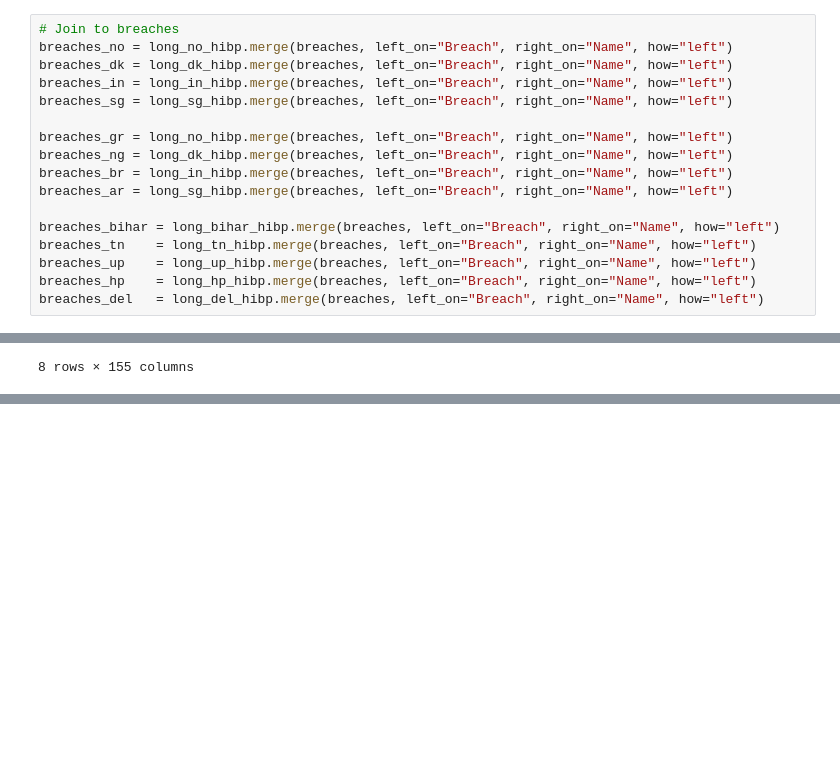
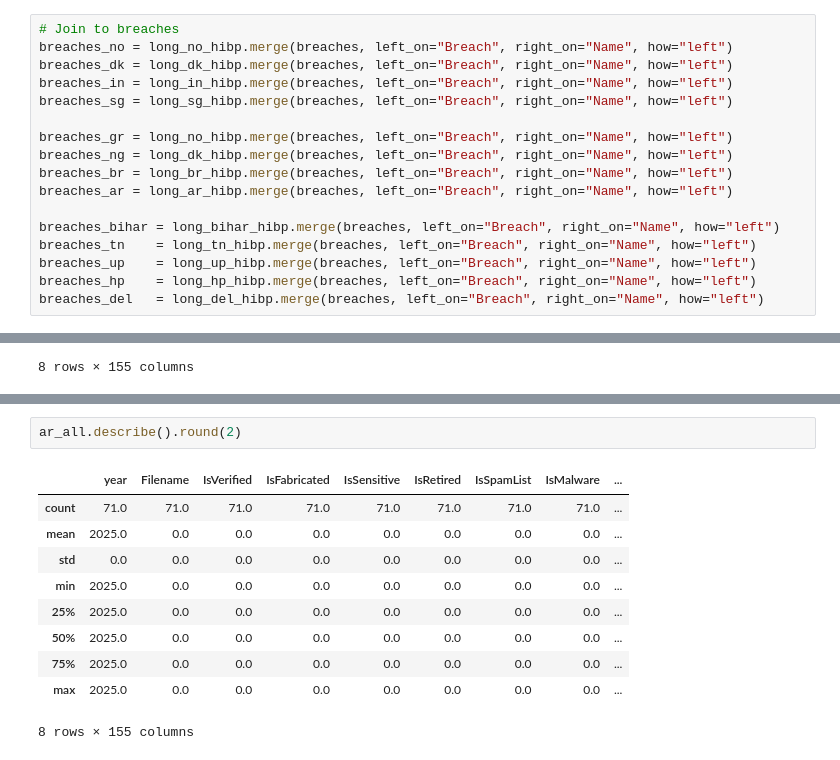
Before and after one commit to themains/pwned_pols, a Jupyter notebook: scripts/04_hibp_everypol_ind_eur_combine.ipynb, the cells around one changed output, grey strips where cells are left out. Drawn from its saved outputs; the diff is of its cells as text; blank space fills up the shorter version.

```diff
--- a/scripts/04_hibp_everypol_ind_eur_combine.ipynb
+++ b/scripts/04_hibp_everypol_ind_eur_combine.ipynb
@@ -221,8 +221,8 @@ breaches_sg = long_sg_hibp.merge(breaches, left_on="Breach", right_on="Name", ho
 
 breaches_gr = long_no_hibp.merge(breaches, left_on="Breach", right_on="Name", how="left")
 breaches_ng = long_dk_hibp.merge(breaches, left_on="Breach", right_on="Name", how="left")
-breaches_br = long_in_hibp.merge(breaches, left_on="Breach", right_on="Name", how="left")
-breaches_ar = long_sg_hibp.merge(breaches, left_on="Breach", right_on="Name", how="left")
+breaches_br = long_br_hibp.merge(breaches, left_on="Breach", right_on="Name", how="left")
+breaches_ar = long_ar_hibp.merge(breaches, left_on="Breach", right_on="Name", how="left")
 
 breaches_bihar = long_bihar_hibp.merge(breaches, left_on="Breach", right_on="Name", how="left")
 breaches_tn    = long_tn_hibp.merge(breaches, left_on="Breach", right_on="Name", how="left")
@@ -559,0 +663,13 @@ del_all.describe().round(2)
+# %%
+ar_all.describe().round(2)
+# %% [output]
+|  | year | Filename | IsVerified | IsFabricated | IsSensitive | IsRetired | IsSpamList | IsMalware | ... |
+| count | 71.0 | 71.0 | 71.0 | 71.0 | 71.0 | 71.0 | 71.0 | 71.0 | ... |
+| mean | 2025.0 | 0.0 | 0.0 | 0.0 | 0.0 | 0.0 | 0.0 | 0.0 | ... |
+| std | 0.0 | 0.0 | 0.0 | 0.0 | 0.0 | 0.0 | 0.0 | 0.0 | ... |
+| min | 2025.0 | 0.0 | 0.0 | 0.0 | 0.0 | 0.0 | 0.0 | 0.0 | ... |
+| 25% | 2025.0 | 0.0 | 0.0 | 0.0 | 0.0 | 0.0 | 0.0 | 0.0 | ... |
+| 50% | 2025.0 | 0.0 | 0.0 | 0.0 | 0.0 | 0.0 | 0.0 | 0.0 | ... |
+| 75% | 2025.0 | 0.0 | 0.0 | 0.0 | 0.0 | 0.0 | 0.0 | 0.0 | ... |
+| max | 2025.0 | 0.0 | 0.0 | 0.0 | 0.0 | 0.0 | 0.0 | 0.0 | ... |
+8 rows × 155 columns
```
Also changed, not shown: parts of 8 cells of this notebook, 1 other file.
